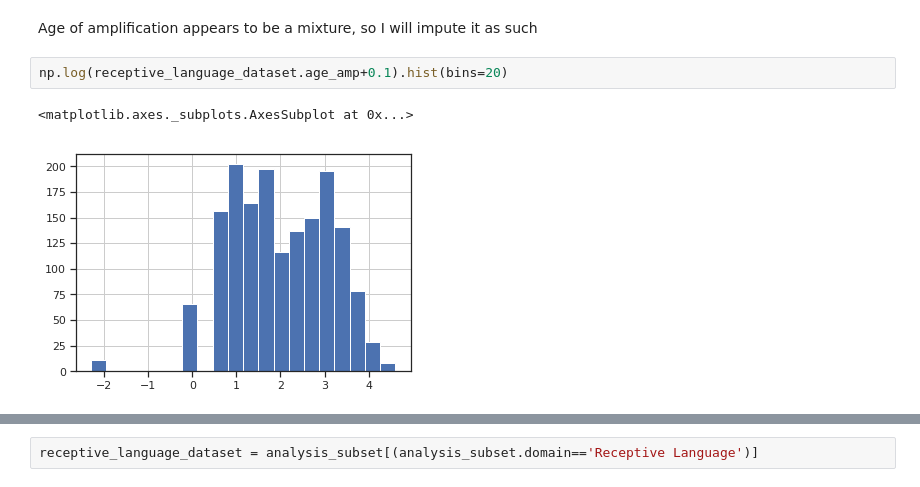
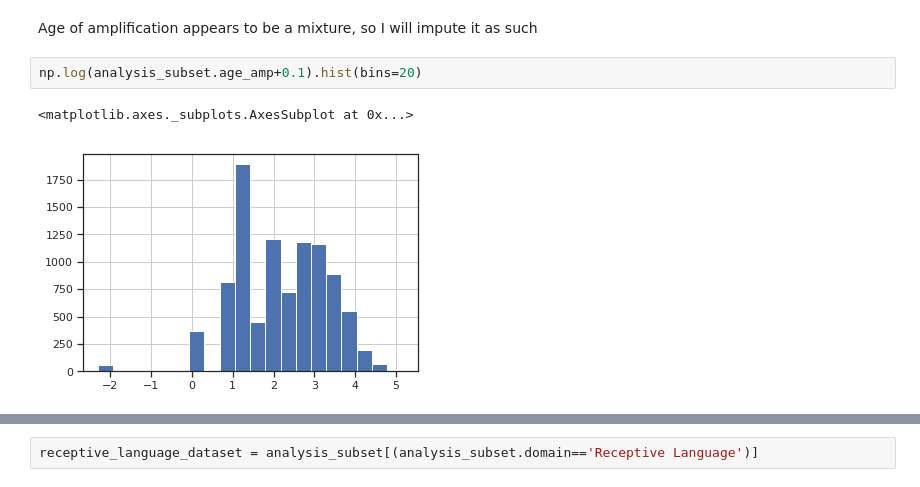
Before and after one commit to fonnesbeck/infant_hearing_intervention, a Jupyter notebook: notebooks/Covariate Model.ipynb, the cells around one changed output, grey strips where cells are left out. Saved outputs shown, nothing was run; the diff lists cells and outputs as text.

```diff
--- a/notebooks/Covariate Model.ipynb
+++ b/notebooks/Covariate Model.ipynb
@@ -288,10 +324,10 @@ masked_array(data=[0.4, --, 5.0],
 # %% [markdown]
 Age of amplification appears to be a mixture, so I will impute it as such
 # %%
-np.log(receptive_language_dataset.age_amp+0.1).hist(bins=20)
+np.log(analysis_subset.age_amp+0.1).hist(bins=20)
 # %% [output]
 <matplotlib.axes._subplots.AxesSubplot at 0x...>
-[figure, old version]
+[figure, new version]
 # %%
 from pymc3 import Bernoulli, Normal, Uniform, Dirichlet, Categorical, Beta, HalfCauchy
 from pymc3 import Gamma, Exponential, Multinomial, HalfNormal, NormalMixture
```
Also changed, not shown: parts of 43 cells of this notebook.
